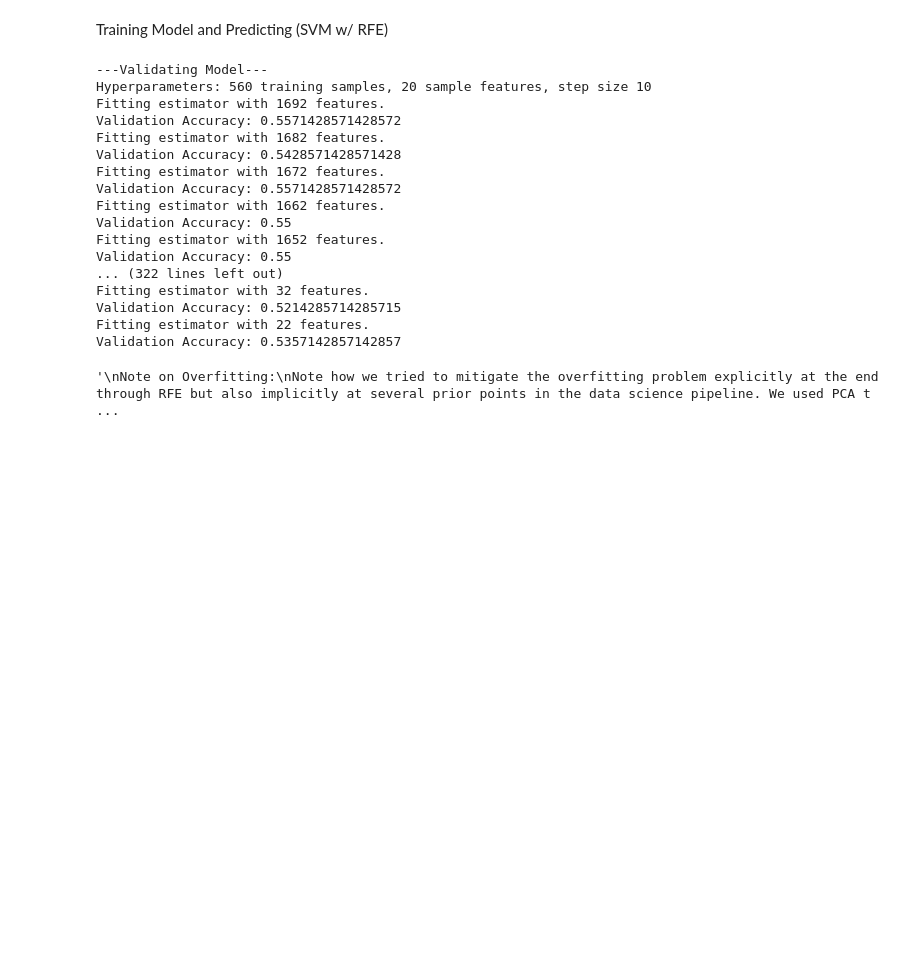
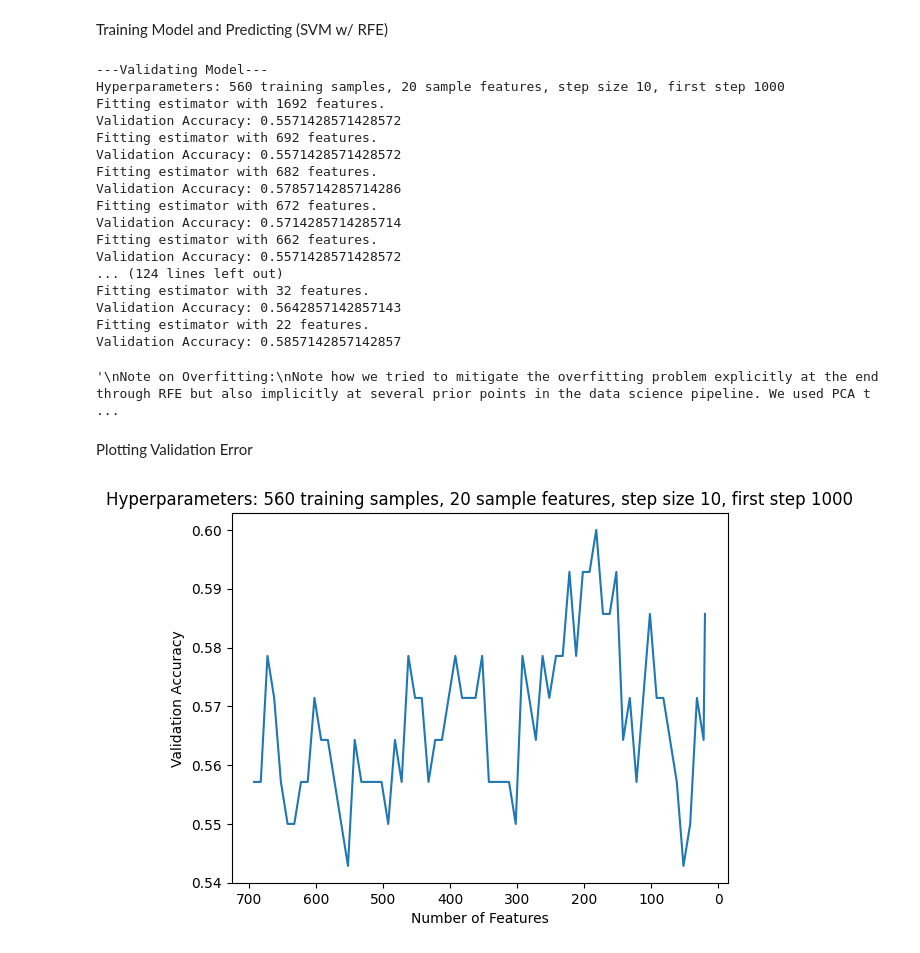
Before and after one commit to bennystrange/audio-classification, a Jupyter notebook: 378final.ipynb, the cells around one changed output. Drawn from its saved outputs; the diff is of its cells as text; code cells hidden in the pictures; blank space fills up the shorter version.

Commit message:
added logfile plotting

```diff
--- a/378final.ipynb
+++ b/378final.ipynb
@@ -277,6 +277,7 @@ Training Model and Predicting (SVM w/ RFE)
 VALIDATION = True
 # for model validation, when VALIDATION is True
 N_FEATURES = 20
+FIRST_STEP = 1000
 STEP_SIZE = 10
 # for final model, when VALIDATION is False
 TEST_N_FEATURES = 20
@@ -286,9 +287,9 @@ if VALIDATION:
     print("---Validating Model---")
     # Checks validation accuracy at each step along the way
     # Log name is <number of samples used to train - number of features to reduce to - step size>.log
-    f = open(f"{int(training_samples_scaled.shape[0]*0.8)}-{N_FEATURES}-{STEP_SIZE}.log", 'x')
-    print(f"Hyperparameters: {int(training_samples_scaled.shape[0]*0.8)} training samples, {N_FEATURES} sample features, step size {STEP_SIZE}")
-    f.write(f"Hyperparameters: {int(training_samples_scaled.shape[0]*0.8)} training samples, {N_FEATURES} sample features, step size {STEP_SIZE}\n")
+    logfile = open(f"{int(training_samples_scaled.shape[0]*0.8)}-{N_FEATURES}-{STEP_SIZE}({FIRST_STEP}).log", 'x')
+    print(f"Hyperparameters: {int(training_samples_scaled.shape[0]*0.8)} training samples, {N_FEATURES} sample features, step size {STEP_SIZE}, first step {FIRST_STEP}")
+    logfile.write(f"Hyperparameters: {int(training_samples_scaled.shape[0]*0.8)} training samples, {N_FEATURES} sample features, step size {STEP_SIZE}, first step {FIRST_STEP}\n")
 
     # Split the data into training and validation sets
     X_train, X_val, y_train, y_val = train_test_split(training_samples_scaled, training_labels_encoded, test_size=0.2, random_state=42)
@@ -306,14 +307,22 @@ if VALIDATION:
 
     while (n_feat > N_FEATURES):
 
-        if (n_feat - STEP_SIZE > N_FEATURES):
+        if (n_feat == X_train.shape[1]):
+            n_feat -= FIRST_STEP
+            is_first_step = True
+        elif (n_feat - STEP_SIZE > N_FEATURES):
             n_feat -= STEP_SIZE
+            is_first_step = False
         else:
             n_feat = N_FEATURES
+            is_first_step = False
 
         # Feature selection with RFE using LinearSVC
-        f.write(f"Reducing from {RFE_X_train.shape[1]} to {n_feat} features\n")
-        rfe = RFE(estimator=linear_svc, n_features_to_select=n_feat, step=STEP_SIZE, verbose=3)
+        logfile.write(f"Reducing from {RFE_X_train.shape[1]} to {n_feat} features\n")
+        if is_first_step:
+            rfe = RFE(estimator=linear_svc, n_features_to_select=n_feat, step=FIRST_STEP, verbose=3)
+        else:
+            rfe = RFE(estimator=linear_svc, n_features_to_select=n_feat, step=STEP_SIZE, verbose=3)
         rfe.fit(RFE_X_train, y_train)
 
         # Transform features using RFE
@@ -328,9 +337,9 @@ if VALIDATION:
         y_pred = model.predict(RFE_X_val)
         validation_accuracy = accuracy_score(y_val, y_pred)
         print(f"Validation Accuracy: {validation_accuracy}")
-        f.write(f"Validation Accuracy: {validation_accuracy}\n")
+        logfile.write(f"Validation Accuracy: {validation_accuracy}\n")
 
-    f.close()
+    logfile.close()
 else:
     # Make final model and export predictions
     print("---Training Final Model---")
@@ -401,20 +410,49 @@ Other general tips:
 """
 # %% [output]
 ---Validating Model---
-Hyperparameters: 560 training samples, 20 sample features, step size 10
+Hyperparameters: 560 training samples, 20 sample features, step size 10, first step 1000
 Fitting estimator with 1692 features.
 Validation Accuracy: 0.5571428571428572
-Fitting estimator with 1682 features.
-Validation Accuracy: 0.5428571428571428
-Fitting estimator with 1672 features.
+Fitting estimator with 692 features.
 Validation Accuracy: 0.5571428571428572
-Fitting estimator with 1662 features.
-Validation Accuracy: 0.55
-Fitting estimator with 1652 features.
-Validation Accuracy: 0.55
-... (322 lines left out)
+Fitting estimator with 682 features.
+Validation Accuracy: 0.5785714285714286
+Fitting estimator with 672 features.
+Validation Accuracy: 0.5714285714285714
+Fitting estimator with 662 features.
+Validation Accuracy: 0.5571428571428572
+... (124 lines left out)
 Fitting estimator with 32 features.
-Validation Accuracy: 0.5214285714285715
+Validation Accuracy: 0.5642857142857143
 Fitting estimator with 22 features.
-Validation Accuracy: 0.5357142857142857
+Validation Accuracy: 0.5857142857142857
 '\nNote on Overfitting:\nNote how we tried to mitigate the overfitting problem explicitly at the end through RFE but also implicitly at several prior points in the data science pipeline. We used PCA t ...
+# %% [markdown]
+Plotting Validation Error
+# %%
+"""Plotting Validation Error"""
+# parse data from log, where x = features reduced to, and y = validation accuracy
+log_name = "560-20-10(1000).log"
+plotfile = open(log_name, 'r')
+num_features_plot = []
+accuracies_plot = []
+
+for line in plotfile:
+    line = line.strip()
+    elems = line.split()
+    if len(elems) == 6: # if "Reducing from" line
+        num_features_plot.append(int(elems[4]))
+    elif len(elems) == 3: # if "Validation accuracy" line
+        accuracies_plot.append(float(elems[2]))
+    else: # if first line
+        plt.title(line)
+
+plotfile.close()
+
+plt.plot(num_features_plot, accuracies_plot)
+plt.xlabel("Number of Features")
+plt.ylabel("Validation Accuracy")
+plt.gca().invert_xaxis()
+plt.show()
+# %% [output]
+[figure, added]
```
Also changed, not shown: 1 other file.
